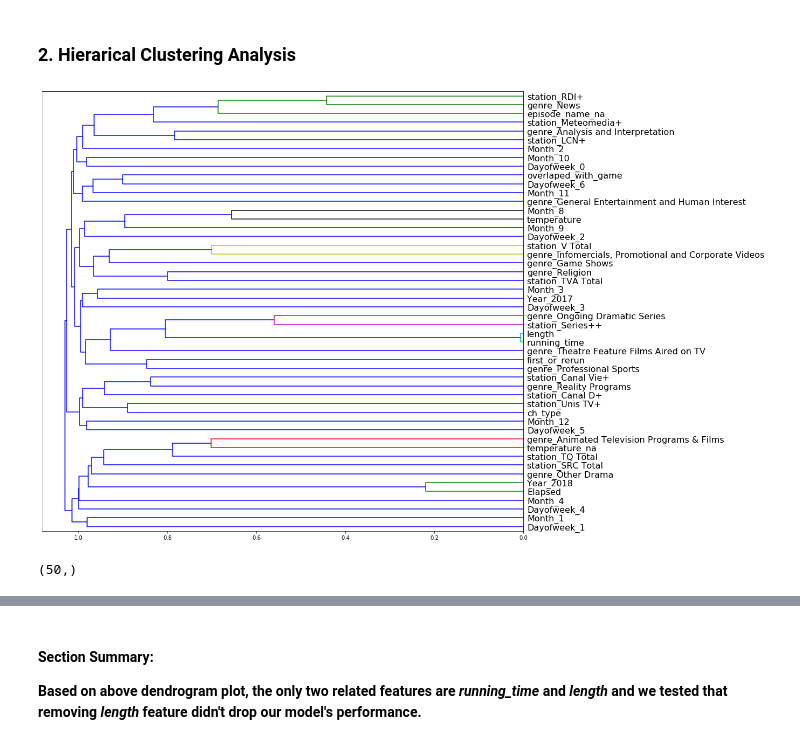
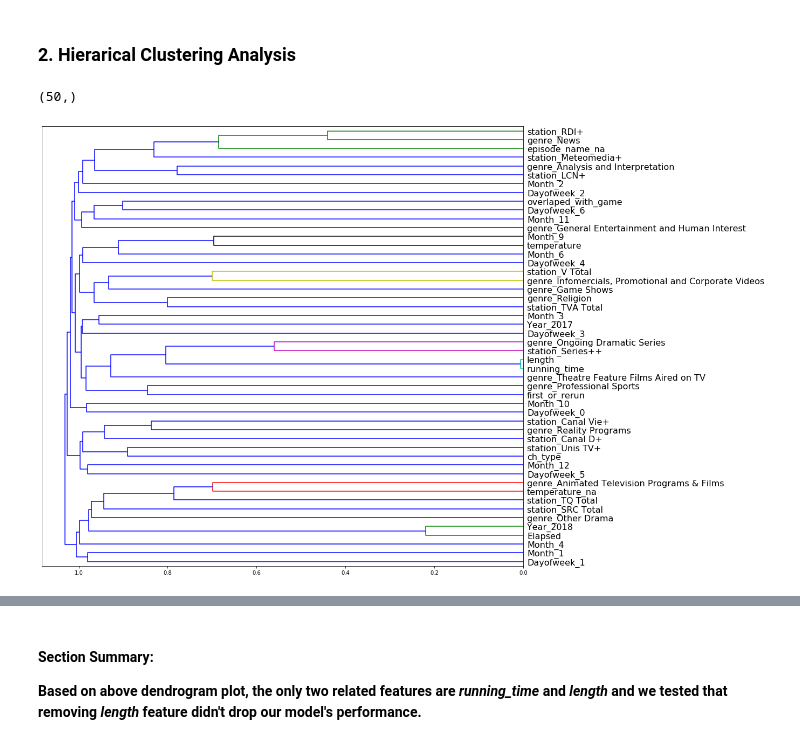
Before and after one commit to Carbonrun/YapAiTek_Challenge, a Jupyter notebook: 2.3_FE_Dim-Reduction.ipynb, the cells around one changed output, grey strips where cells are left out. Saved outputs shown, nothing was run; the diff lists cells and outputs as text; code cells hidden in the pictures.

```diff
--- a/2.3_FE_Dim-Reduction.ipynb
+++ b/2.3_FE_Dim-Reduction.ipynb
@@ -201,6 +199,3 @@ oob_score: 0.79151
 # %%
 # save extracted columns name to diske for later use
 np.save(data_dir + '/to_keep_columns_stage1.npy', to_keep)
-# %%
-df_keep = train_set[to_keep]
-df_keep.shape
@@ -211,20 +204,20 @@ df_keep.shape
 **Since our model's performance only dropped slightly, keeping 50 most important features is good enough to continue.**
 # %% [markdown]
 ### 2. Hierarical Clustering Analysis
-# %%
-corr = np.round(stats.spearmanr(df_keep).correlation, 4)
-corr_condensed = hc.distance.squareform(1-corr)
-Z = hc.linkage(corr_condensed, method='average')
-fig = plt.figure(figsize=(16, 15))
-dendrogram = hc.dendrogram(Z, labels=df_keep.columns, orientation='left', leaf_font_size=16)
-plt.show()
-# %% [output]
-[figure, removed]
 # %%
 to_keep = np.load(data_dir + '/to_keep_columns_stage1.npy')
 to_keep.shape
 # %% [output]
 (50,)
+# %%
+corr = np.round(stats.spearmanr(X_train[to_keep]).correlation, 4)
+corr_condensed = hc.distance.squareform(1-corr)
+Z = hc.linkage(corr_condensed, method='average')
+fig = plt.figure(figsize=(16, 15))
+dendrogram = hc.dendrogram(Z, labels=df_keep.columns, orientation='left', leaf_font_size=16)
+plt.show()
+# %% [output]
+[figure, added]
 # %%
 %%time
 # evaluating model's performance with extracted columns -- (for reference only)
```
Also changed, not shown: parts of 24 cells of this notebook.
